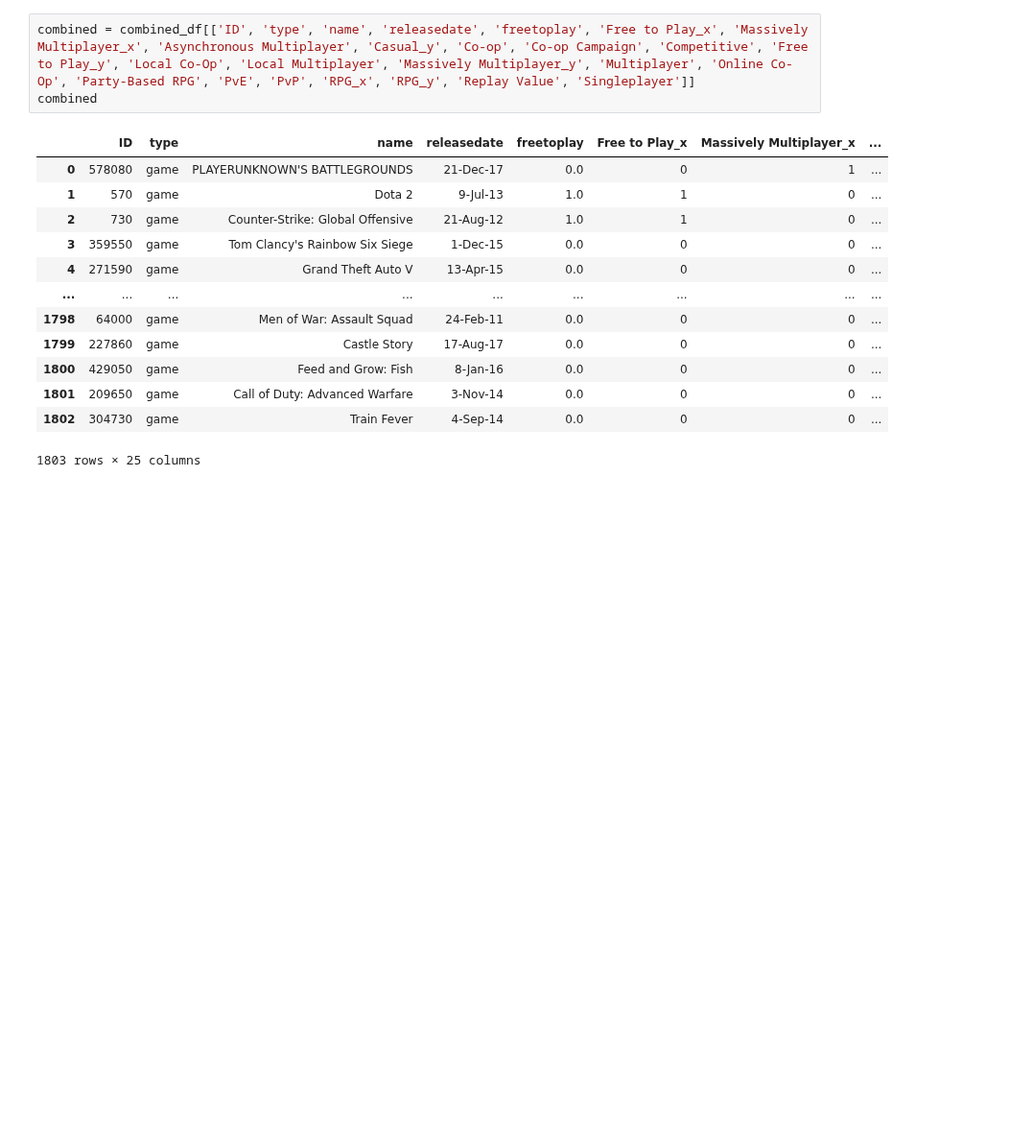
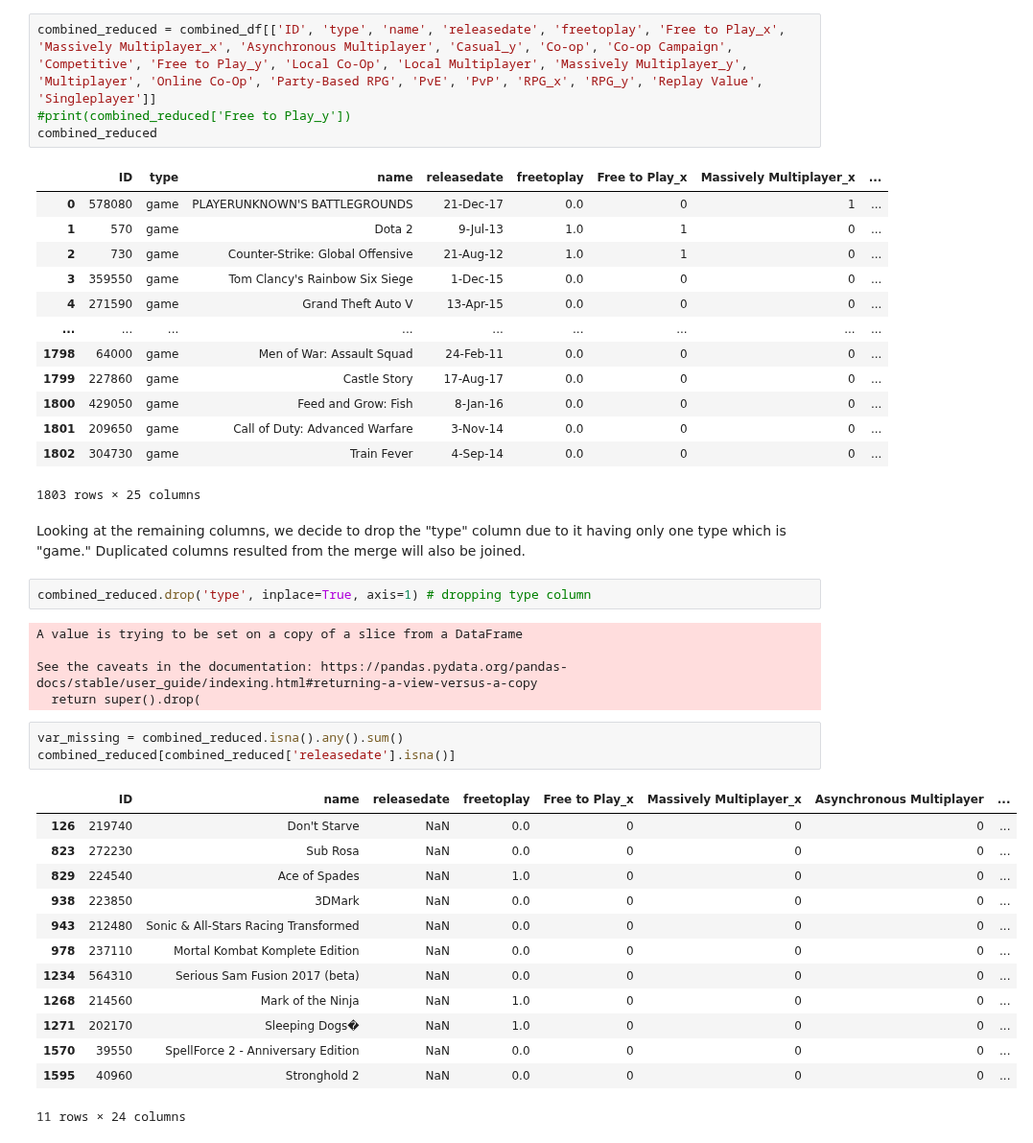
Before and after one commit to tnn050/Social-Gaming-During-COVID-19, a Jupyter notebook: DataCheckpoint_group044.ipynb, the cells around one changed output. Shown at 96% size. Drawn from its saved outputs; the diff is of its cells as text; blank space fills up the shorter version.

Commit message:
trying to combine replicated columns

```diff
--- a/DataCheckpoint_group044.ipynb
+++ b/DataCheckpoint_group044.ipynb
@@ -243,8 +243,9 @@ print(list(combined_df.columns))
 # %% [markdown]
 Looking at all the genres and tags we got from combining the 3 data sets, we decided to stick to only ['ID', 'type', 'name', 'releasedate', 'freetoplay', 'Free to Play_x', 'Massively Multiplayer_x', 'Asynchronous Multiplayer', 'Casual_y', 'Co-op', 'Co-op Campaign', 'Competitive', 'Free to Play_y', 'Local Co-Op', 'Local Multiplayer', 'Massively Multiplayer_y', 'Multiplayer', 'Online Co-Op', 'Party-Based RPG', 'PvE', 'PvP', 'RPG_x', 'RPG_y', 'Replay Value', 'Singleplayer']. The reason we chose to do so is because we believe these features may be directly related to our research questions or may be confounders to the variables we may be investigating for our research questions.
 # %%
-combined = combined_df[['ID', 'type', 'name', 'releasedate', 'freetoplay', 'Free to Play_x', 'Massively Multiplayer_x', 'Asynchronous Multiplayer', 'Casual_y', 'Co-op', 'Co-op Campaign', 'Competitive', 'Free to Play_y', 'Local Co-Op', 'Local Multiplayer', 'Massively Multiplayer_y', 'Multiplayer', 'Online Co-Op', 'Party-Based RPG', 'PvE', 'PvP', 'RPG_x', 'RPG_y', 'Replay Value', 'Singleplayer']]
-combined
+combined_reduced = combined_df[['ID', 'type', 'name', 'releasedate', 'freetoplay', 'Free to Play_x', 'Massively Multiplayer_x', 'Asynchronous Multiplayer', 'Casual_y', 'Co-op', 'Co-op Campaign', 'Competitive', 'Free to Play_y', 'Local Co-Op', 'Local Multiplayer', 'Massively Multiplayer_y', 'Multiplayer', 'Online Co-Op', 'Party-Based RPG', 'PvE', 'PvP', 'RPG_x', 'RPG_y', 'Replay Value', 'Singleplayer']]
+#print(combined_reduced['Free to Play_y'])
+combined_reduced
 # %% [output]
 |  | ID | type | name | releasedate | freetoplay | Free to Play_x | Massively Multiplayer_x | ... |
 | 0 | 578080 | game | PLAYERUNKNOWN'S BATTLEGROUNDS | 21-Dec-17 | 0.0 | 0 | 1 | ... |
@@ -259,3 +260,29 @@ combined
 | 1801 | 209650 | game | Call of Duty: Advanced Warfare | 3-Nov-14 | 0.0 | 0 | 0 | ... |
 | 1802 | 304730 | game | Train Fever | 4-Sep-14 | 0.0 | 0 | 0 | ... |
 1803 rows × 25 columns
+# %% [markdown]
+Looking at the remaining columns, we decide to drop the "type" column due to it having only one type which is "game." Duplicated columns resulted from the merge will also be joined.
+# %%
+combined_reduced.drop('type', inplace=True, axis=1) # dropping type column
+# %% [output]
+A value is trying to be set on a copy of a slice from a DataFrame
+
+See the caveats in the documentation: https://pandas.pydata.org/pandas-docs/stable/user_guide/indexing.html#returning-a-view-versus-a-copy
+  return super().drop(
+# %%
+var_missing = combined_reduced.isna().any().sum()
+combined_reduced[combined_reduced['releasedate'].isna()]
+# %% [output]
+|  | ID | name | releasedate | freetoplay | Free to Play_x | Massively Multiplayer_x | Asynchronous Multiplayer | ... |
+| 126 | 219740 | Don't Starve | NaN | 0.0 | 0 | 0 | 0 | ... |
+| 823 | 272230 | Sub Rosa | NaN | 0.0 | 0 | 0 | 0 | ... |
+| 829 | 224540 | Ace of Spades | NaN | 1.0 | 0 | 0 | 0 | ... |
+| 938 | 223850 | 3DMark | NaN | 0.0 | 0 | 0 | 0 | ... |
+| 943 | 212480 | Sonic & All-Stars Racing Transformed | NaN | 0.0 | 0 | 0 | 0 | ... |
+| 978 | 237110 | Mortal Kombat Komplete Edition | NaN | 0.0 | 0 | 0 | 0 | ... |
+| 1234 | 564310 | Serious Sam Fusion 2017 (beta) | NaN | 0.0 | 0 | 0 | 0 | ... |
+| 1268 | 214560 | Mark of the Ninja | NaN | 1.0 | 0 | 0 | 0 | ... |
+| 1271 | 202170 | Sleeping Dogs� | NaN | 1.0 | 0 | 0 | 0 | ... |
+| 1570 | 39550 | SpellForce 2 - Anniversary Edition | NaN | 0.0 | 0 | 0 | 0 | ... |
+| 1595 | 40960 | Stronghold 2 | NaN | 0.0 | 0 | 0 | 0 | ... |
+11 rows × 24 columns
```
Also changed, not shown: parts of 2 cells of this notebook.
